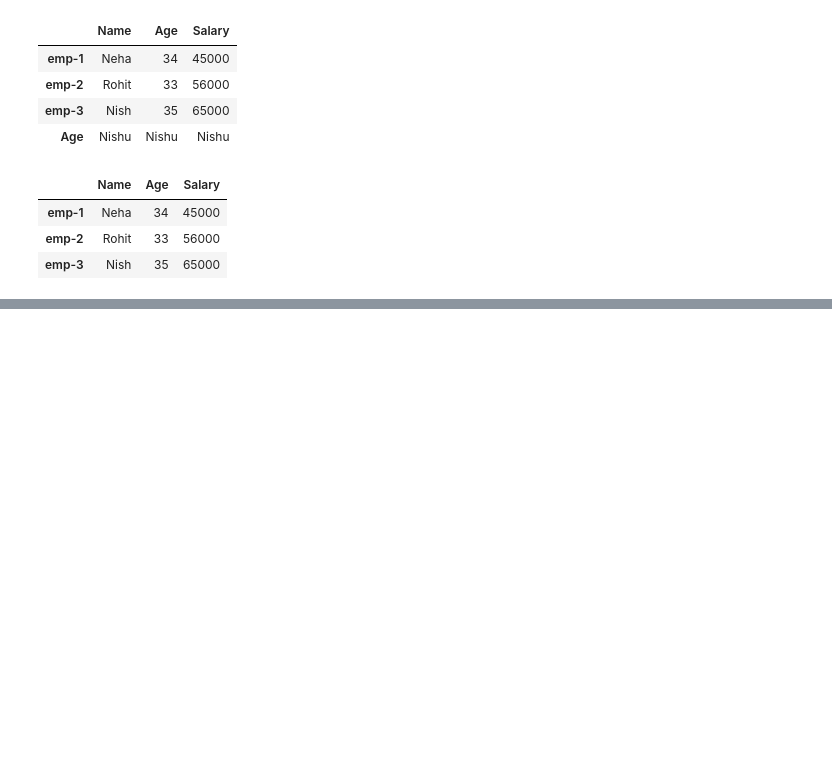
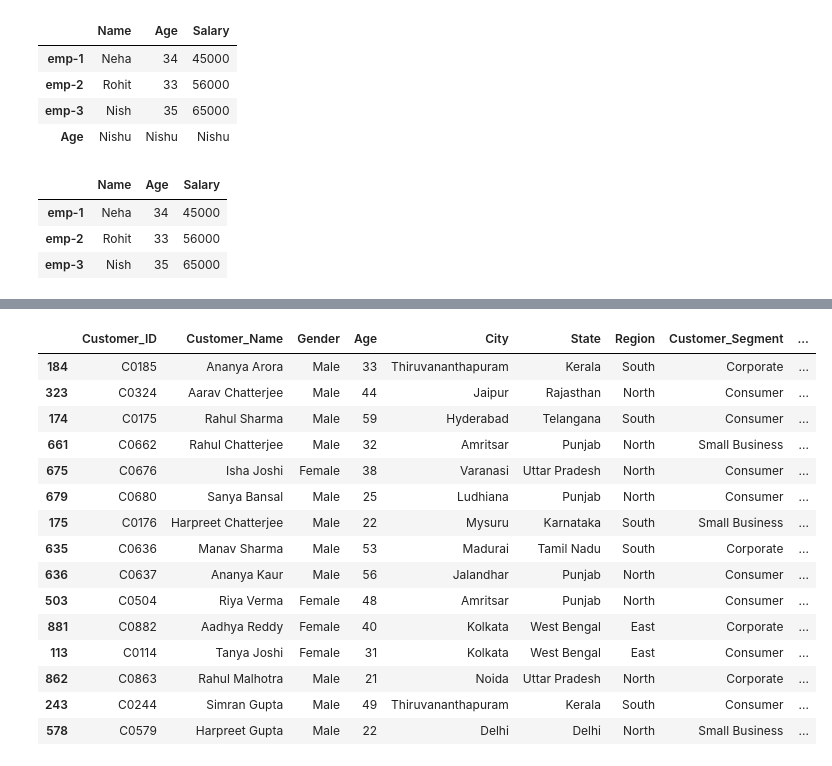
Before and after one commit to datasciencekibaatein/Business-Analyst-Batch-109, a Jupyter notebook: Pandas/01lecture.ipynb, the cells around one changed output, grey strips where cells are left out. Saved outputs shown, nothing was run; the diff lists cells and outputs as text; code cells hidden in the pictures; blank space fills up the shorter version.

```diff
--- a/Pandas/01lecture.ipynb
+++ b/Pandas/01lecture.ipynb
@@ -318,0 +345,4 @@ pd.DataFrame()
+# %%
+orders = pd.read_excel("Indian_Sales_Dataset.xlsx",sheet_name="Orders")
+order_items = pd.read_excel("Indian_Sales_Dataset.xlsx",sheet_name="Order_Items")
+customers = pd.read_excel("Indian_Sales_Dataset.xlsx",sheet_name="Customers")
@@ -318,0 +377,19 @@ pd.DataFrame()
+# %%
+customers.iloc[np.random.randint(0,1000,15)]
+# %% [output]
+|  | Customer_ID | Customer_Name | Gender | Age | City | State | Region | Customer_Segment | ... |
+| 184 | C0185 | Ananya Arora | Male | 33 | Thiruvananthapuram | Kerala | South | Corporate | ... |
+| 323 | C0324 | Aarav Chatterjee | Male | 44 | Jaipur | Rajasthan | North | Consumer | ... |
+| 174 | C0175 | Rahul Sharma | Male | 59 | Hyderabad | Telangana | South | Consumer | ... |
+| 661 | C0662 | Rahul Chatterjee | Male | 32 | Amritsar | Punjab | North | Small Business | ... |
+| 675 | C0676 | Isha Joshi | Female | 38 | Varanasi | Uttar Pradesh | North | Consumer | ... |
+| 679 | C0680 | Sanya Bansal | Male | 25 | Ludhiana | Punjab | North | Consumer | ... |
+| 175 | C0176 | Harpreet Chatterjee | Male | 22 | Mysuru | Karnataka | South | Small Business | ... |
+| 635 | C0636 | Manav Sharma | Male | 53 | Madurai | Tamil Nadu | South | Corporate | ... |
+| 636 | C0637 | Ananya Kaur | Male | 56 | Jalandhar | Punjab | North | Consumer | ... |
+| 503 | C0504 | Riya Verma | Female | 48 | Amritsar | Punjab | North | Consumer | ... |
+| 881 | C0882 | Aadhya Reddy | Female | 40 | Kolkata | West Bengal | East | Corporate | ... |
+| 113 | C0114 | Tanya Joshi | Female | 31 | Kolkata | West Bengal | East | Consumer | ... |
+| 862 | C0863 | Rahul Malhotra | Male | 21 | Noida | Uttar Pradesh | North | Corporate | ... |
+| 243 | C0244 | Simran Gupta | Male | 49 | Thiruvananthapuram | Kerala | South | Consumer | ... |
+| 578 | C0579 | Harpreet Gupta | Male | 22 | Delhi | Delhi | North | Small Business | ... |
```
Also changed, not shown: parts of 19 cells of this notebook, 1 other file.
